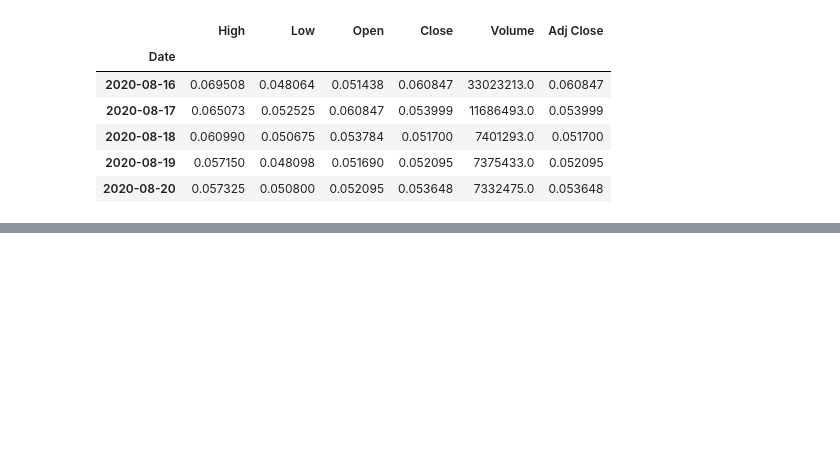
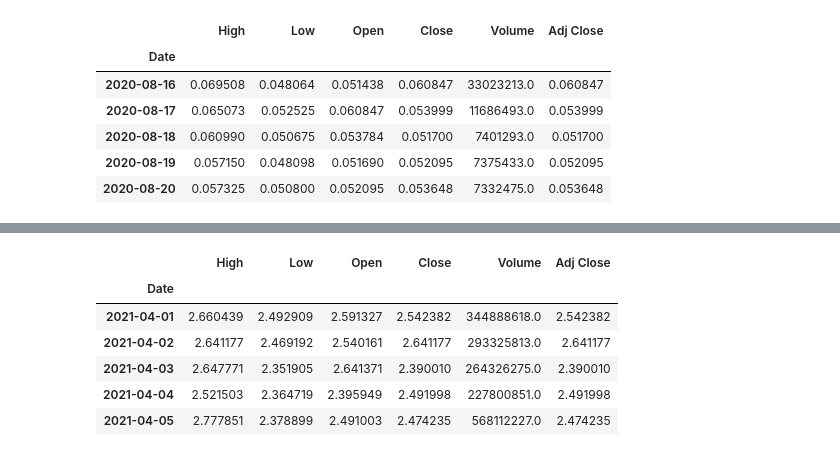
Before and after one commit to ortisan/cripto-bot, a Jupyter notebook: notebooks/Cripto2021-12-13.ipynb, the cells around one changed output, grey strips where cells are left out. Saved outputs shown, nothing was run; the diff lists cells and outputs as text; code cells hidden in the pictures; blank space fills up the shorter version.

```diff
--- a/notebooks/Cripto2021-12-13.ipynb
+++ b/notebooks/Cripto2021-12-13.ipynb
@@ -80,0 +85,16 @@ cake.head()
+# %%
+# EnjinCoin
+enj = data.DataReader("ENJ-USD",
+                       start='2021-4-1',
+                       end='2021-12-13',
+                       data_source='yahoo')
+
+enj.head()
+# %% [output]
+|  | High | Low | Open | Close | Volume | Adj Close |
+| Date |  |  |  |  |  |  |
+| 2021-04-01 | 2.660439 | 2.492909 | 2.591327 | 2.542382 | 344888618.0 | 2.542382 |
+| 2021-04-02 | 2.641177 | 2.469192 | 2.540161 | 2.641177 | 293325813.0 | 2.641177 |
+| 2021-04-03 | 2.647771 | 2.351905 | 2.641371 | 2.390010 | 264326275.0 | 2.390010 |
+| 2021-04-04 | 2.521503 | 2.364719 | 2.395949 | 2.491998 | 227800851.0 | 2.491998 |
+| 2021-04-05 | 2.777851 | 2.378899 | 2.491003 | 2.474235 | 568112227.0 | 2.474235 |
```
Also changed, not shown: parts of 12 cells of this notebook, 1 other file.
